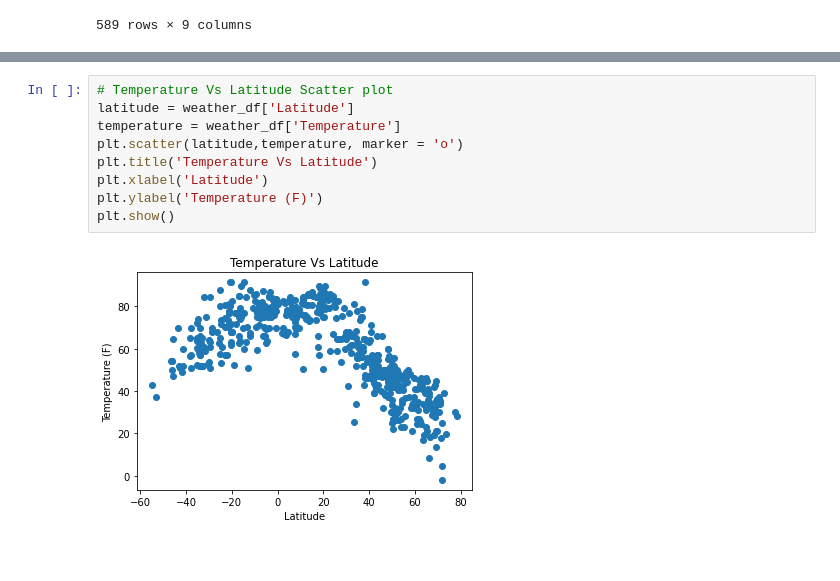
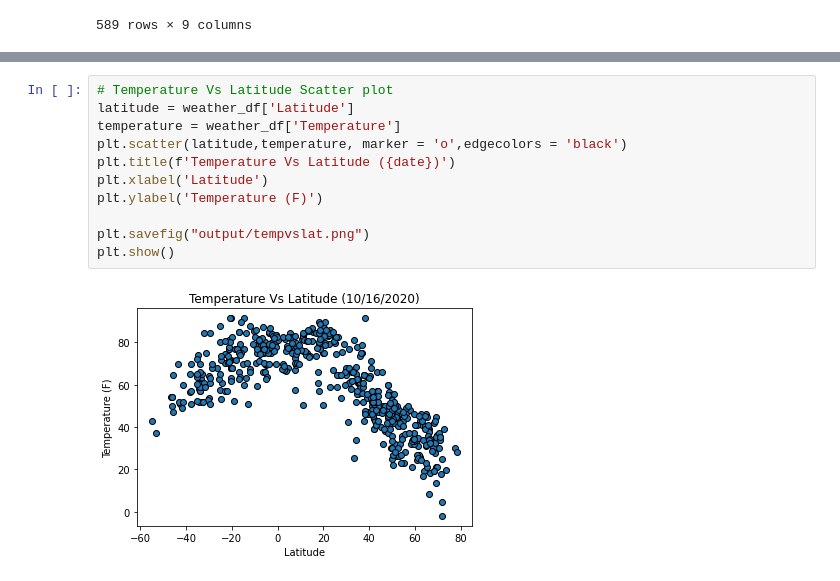
Before and after one commit to kplam624/API-challenge, a Jupyter notebook: Weatherpy/Weather.ipynb, the cells around one changed output, grey strips where cells are left out. Drawn from its saved outputs; the diff is of its cells as text.

```diff
--- a/Weatherpy/Weather.ipynb
+++ b/Weatherpy/Weather.ipynb
@@ -120,14 +126,16 @@ After removing NaN values there are 534 entries
 # %%
 # Temperature Vs Latitude Scatter plot
 latitude = weather_df['Latitude']
 temperature = weather_df['Temperature']
-plt.scatter(latitude,temperature, marker = 'o')
-plt.title('Temperature Vs Latitude')
+plt.scatter(latitude,temperature, marker = 'o',edgecolors = 'black')
+plt.title(f'Temperature Vs Latitude ({date})')
 plt.xlabel('Latitude')
 plt.ylabel('Temperature (F)')
+
+plt.savefig("output/tempvslat.png")
 plt.show()
 # %% [output]
-[figure, old version]
+[figure, new version]
 # %%
 # Humidity (%) vs. Latitude
 humidity = weather_df['Humidity']
```
Also changed, not shown: parts of 20 cells of this notebook, 1 other file.
